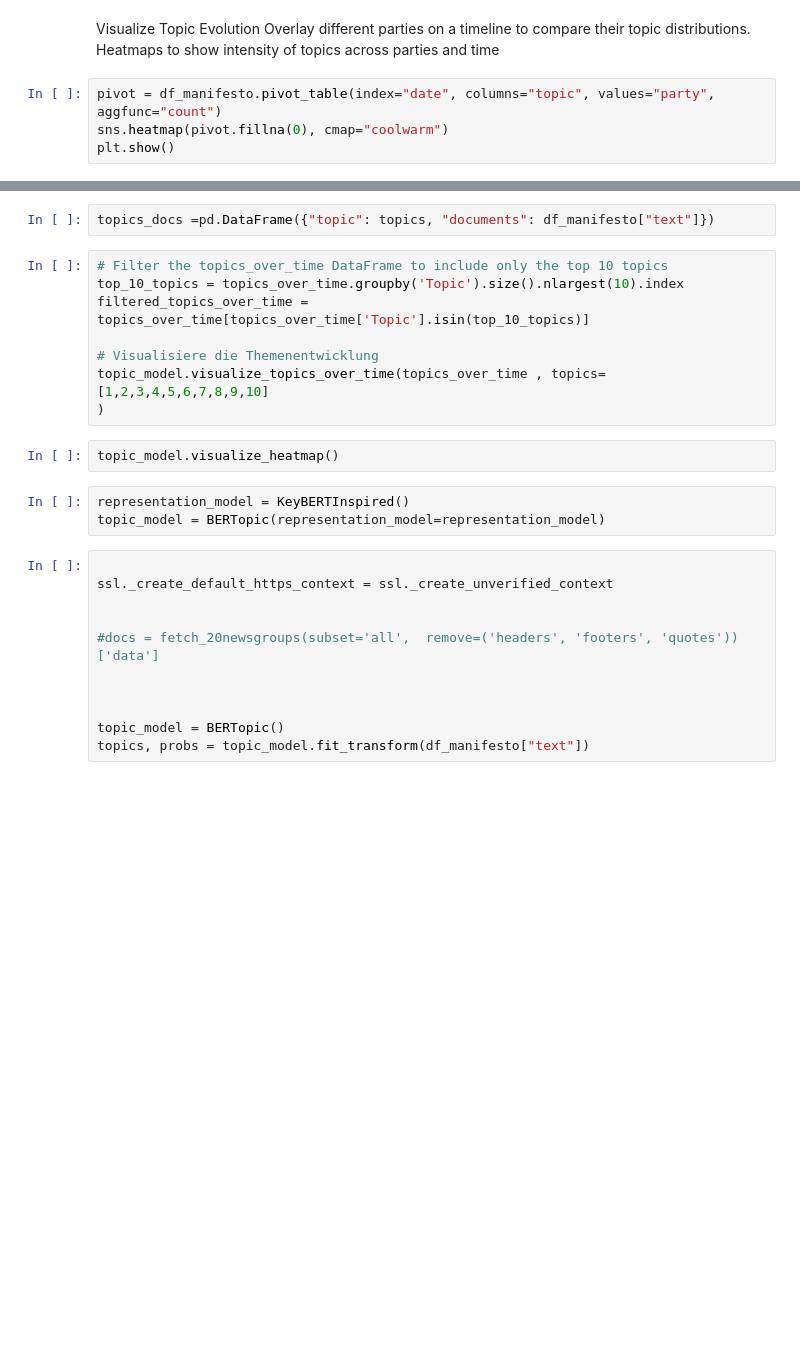
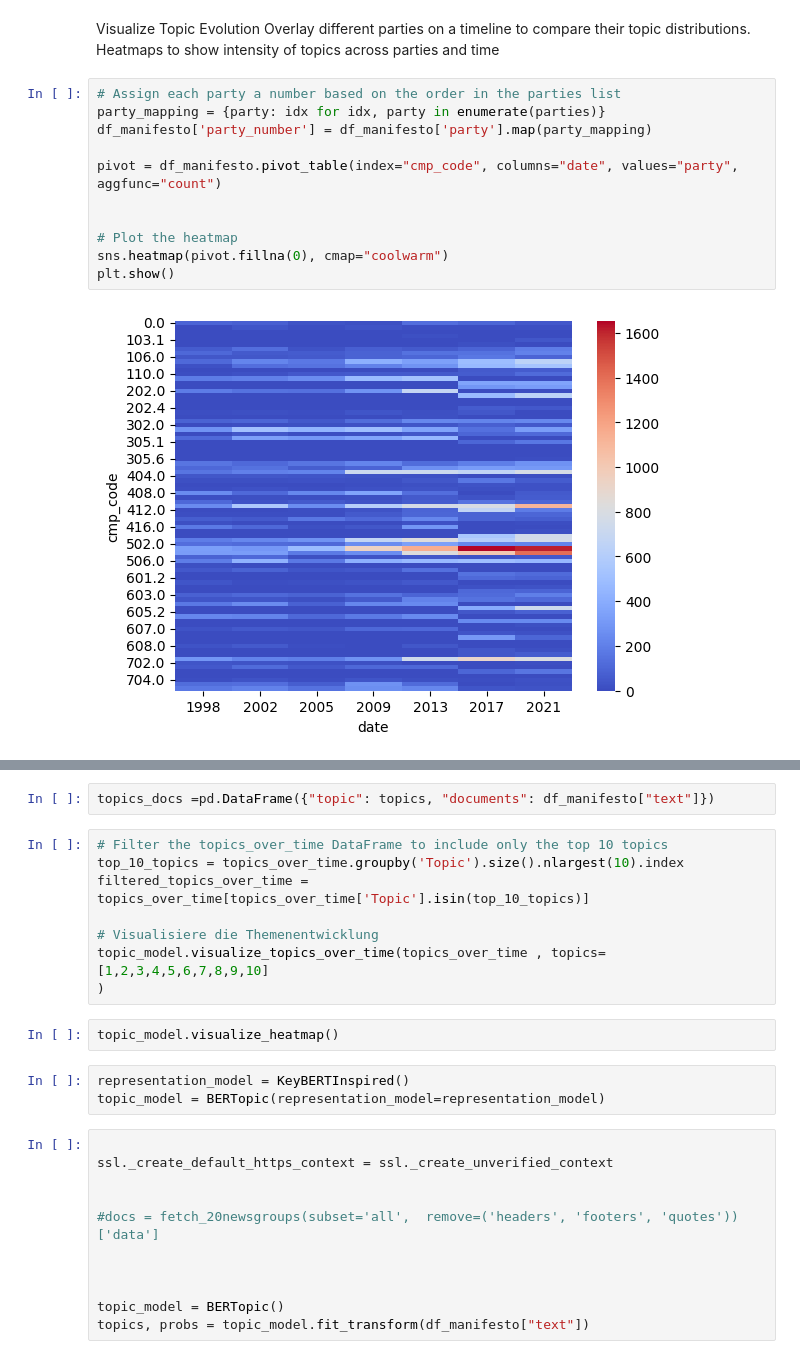
Before and after one commit to SpicyJaque/foPra, a Jupyter notebook: tm_analysis.ipynb, the cells around one changed output, grey strips where cells are left out. Cells and saved outputs as stored; diff of their text form; blank space fills up the shorter version.

```diff
--- a/tm_analysis.ipynb
+++ b/tm_analysis.ipynb
@@ -206,6 +204,15 @@ Visualize Topic Evolution
 Overlay different parties on a timeline to compare their topic distributions.
 Heatmaps to show intensity of topics across parties and time
 # %%
-pivot = df_manifesto.pivot_table(index="date", columns="topic", values="party", aggfunc="count")
+# Assign each party a number based on the order in the parties list
+party_mapping = {party: idx for idx, party in enumerate(parties)}
+df_manifesto['party_number'] = df_manifesto['party'].map(party_mapping)
+
+pivot = df_manifesto.pivot_table(index="cmp_code", columns="date", values="party", aggfunc="count")
+
+
+# Plot the heatmap
 sns.heatmap(pivot.fillna(0), cmap="coolwarm")
 plt.show()
+# %% [output]
+[figure, added]
```
Also changed, not shown: parts of 12 cells of this notebook, 1 other file.
